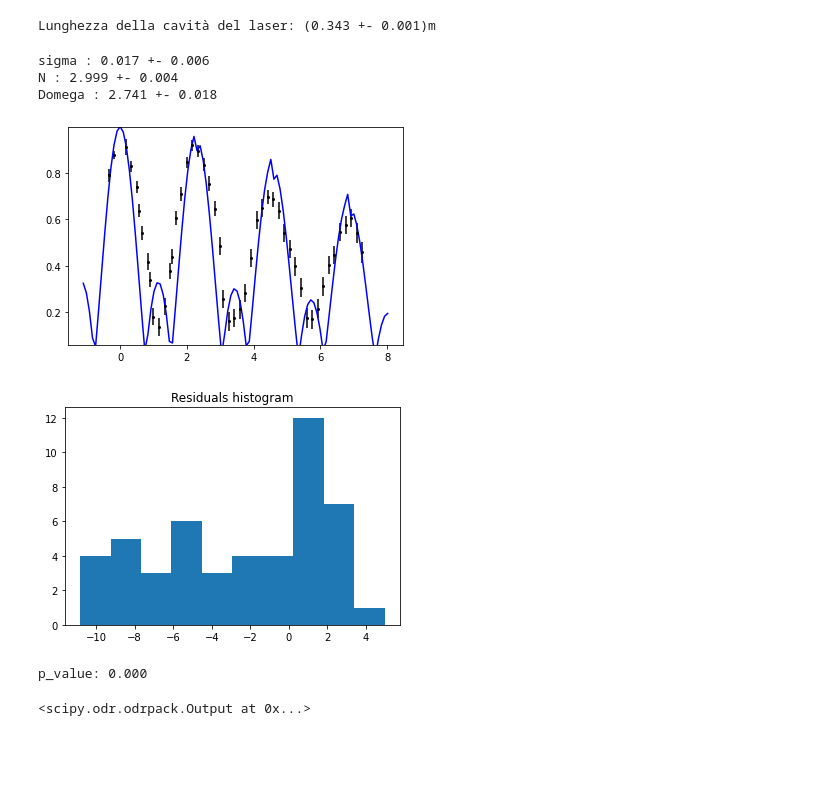
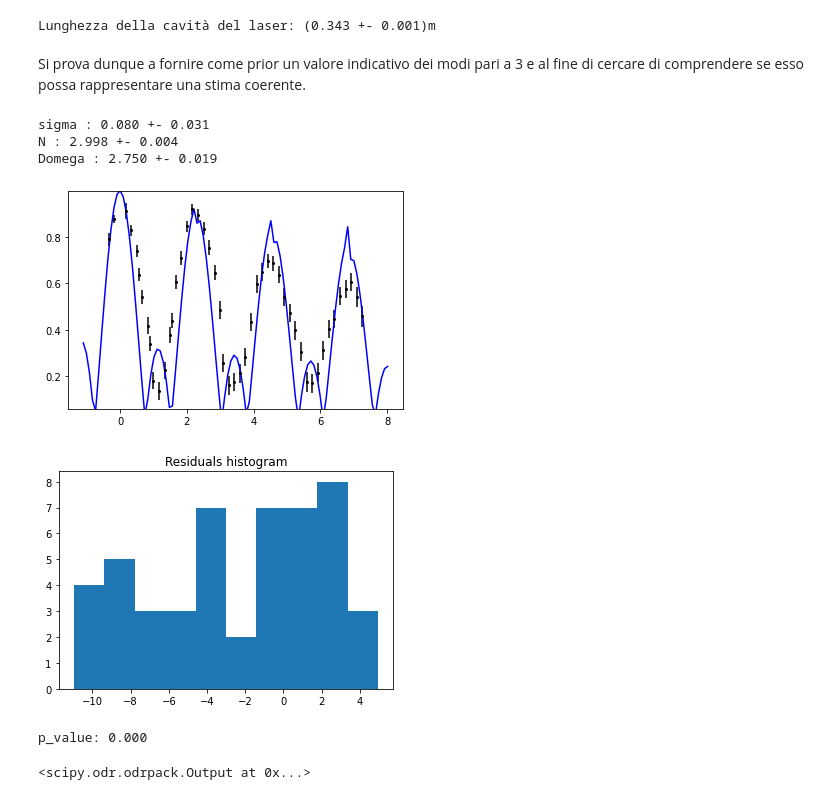
Before and after one commit to Unoaccaso/lab_projects, a Jupyter notebook: interferometro_michelson.ipynb, the cells around one changed output. Saved outputs shown, nothing was run; the diff lists cells and outputs as text; code cells hidden in the pictures; blank space fills up the shorter version.

```diff
--- a/interferometro_michelson.ipynb
+++ b/interferometro_michelson.ipynb
@@ -27,9 +27,9 @@ def plot(y, x, fig_size = (10, 10), title=None, xlabel=None,
   plt.show()
   plt.close()
 
-# ==============================
-# Funzione per il fit **Raeubaen**
-# ==============================
+# ====================
+# Funzione per il fit
+# ====================
 import scipy.odr as odr
 from scipy.stats import kstest
 
@@ -73,11 +73,11 @@ def fit(function=None, par0=None, par_names=None,
   plt.title(title)
   plt.show()
   '''
-  kolmogorov-smirnov test on normalized residuals is performed
-  it tests the similarity between normalized residuals and a normalized gaussian
-  this similarity implies a reasonable belief in goodnes of fit and
-  correct estimation of uncertainties
-  if pvalue is > 0.05 the fit is accepted
+  Kolmogorov-smirnov test on normalized residuals is performed.
+  It tests the similarity between normalized residuals and a normalized gaussian.
+  This similarity implies a reasonable belief in goodness of fit and
+  correct estimation of uncertainties.
+  If pvalue is > 0.05 the fit is accepted
   '''
   y_res_norm = out.eps/sy
   plt.hist(y_res_norm)
@@ -173,21 +180,23 @@ sL = cost.pi*cost.c*par_s[2]*1e9/(par[2]*1e9)**2
 print(f'Lunghezza della cavità del laser: ({L:.3f} +- {sL:.3f})m')
 # %% [output]
 Lunghezza della cavità del laser: (0.343 +- 0.001)m
+# %% [markdown]
+Si prova dunque a fornire come prior un valore indicativo dei modi pari a 3 e al fine di cercare di comprendere se esso possa rappresentare una stima coerente.
 # %%
 #verifica dell'ipotesi dei 3 modi
 def rs(par, t):
     sigma = par[0]
     N = par[1]
     Domega = par[2]
-    y = np.exp(-sigma*t**2/2)/N*np.abs(np.sin(N*Domega*t/2)/np.sin(Domega*t/2))
+    y = np.exp(-sigma*t/2)/N*np.abs(np.sin(N*Domega*t/2)/np.sin(Domega*t/2))
     return y
 fit(rs, x = data['tempo [ns]'], y = data['Visibilità'], sy = data['sigma[V]'], sx = data['sigma[t] [ns]'],
     par0 = [0.16, 3, 2.76], par_names=['sigma', 'N', 'Domega'])
 # %% [output]
-sigma : 0.017 +- 0.006
-N : 2.999 +- 0.004
-Domega : 2.741 +- 0.018
+sigma : 0.080 +- 0.031
+N : 2.998 +- 0.004
+Domega : 2.750 +- 0.019
-[figure, old version]
+[figure, new version]
-[figure, old version]
+[figure, new version]
 p_value: 0.000
 <scipy.odr.odrpack.Output at 0x...>
```
Also changed, not shown: parts of 8 cells of this notebook.
